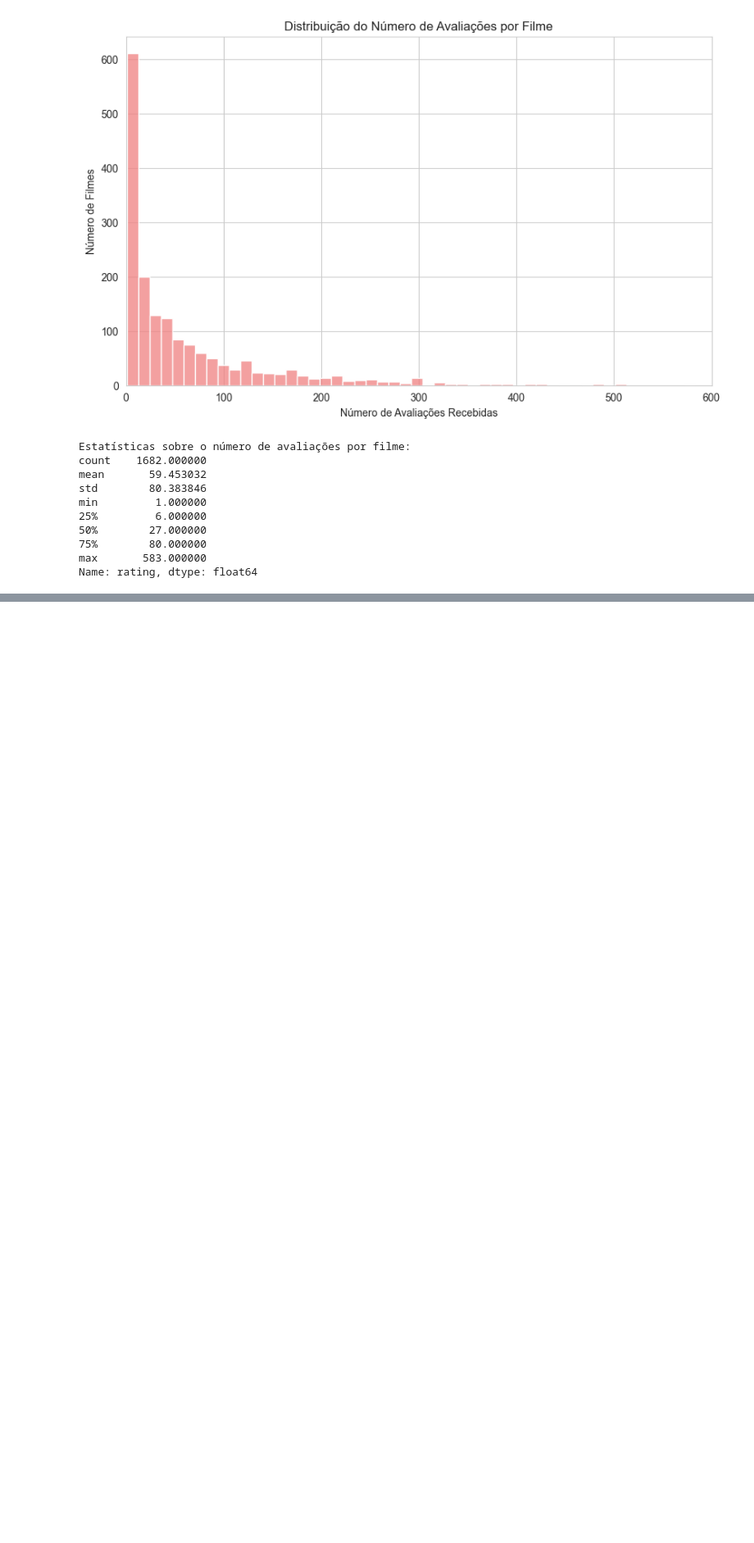
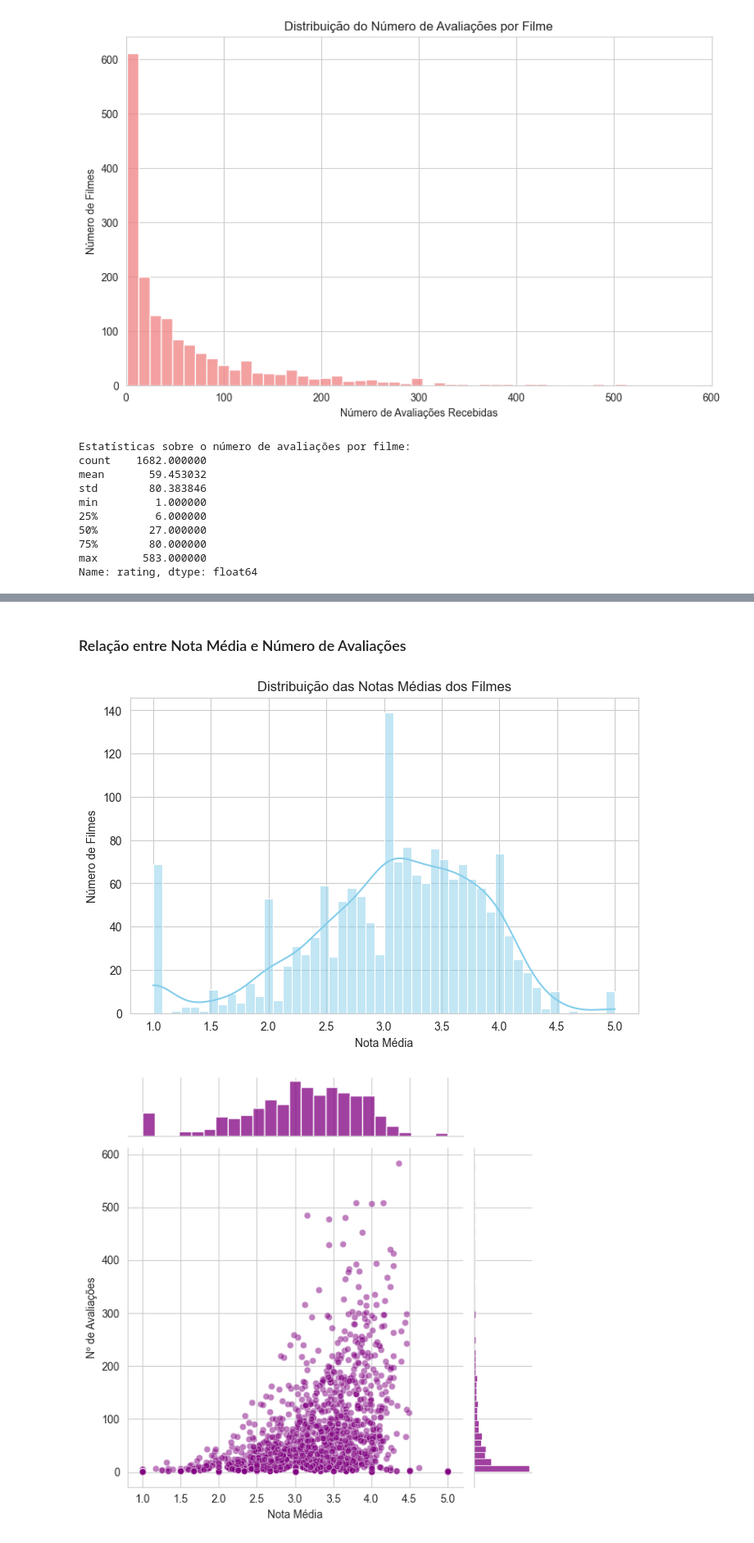
Before and after one commit to Renan-T/movie-recommendation-system, a Jupyter notebook: movie_lens_analysis.ipynb, the cells around one changed output, grey strips where cells are left out. Shown at 82% size. Cells and saved outputs as stored; diff of their text form; code cells hidden in the pictures; blank space fills up the shorter version.

```diff
--- a/movie_lens_analysis.ipynb
+++ b/movie_lens_analysis.ipynb
@@ -244,0 +279,17 @@ Name: rating, dtype: float64
+# %%
+# Agrupa por título do filme e calcula a média e a contagem das avaliações
+movie_stats = movie_data.groupby('title').agg(
+    rating_mean=('rating', 'mean'), # Calcula a média da coluna 'rating'
+    rating_count=('rating', 'count') # Calcula a contagem da coluna 'rating'
+).reset_index() # Transforma o resultado agrupado de volta em um DataFrame
+
+# Renomeia as colunas para clareza (opcional, mas bom)
+movie_stats.rename(columns={'rating_mean': 'Nota Média', 'rating_count': 'Nº de Avaliações'}, inplace=True)
+
+# Veja os filmes com mais avaliações
+print("\n--- Filmes com Mais Avaliações ---")
+print(movie_stats.sort_values('Nº de Avaliações', ascending=False).head(10))
+
+# Veja os filmes com maior nota média (cuidado com filmes com poucas avaliações!)
+print("\n--- Filmes com Maior Nota Média (Geral) ---")
+print(movie_stats.sort_values('Nota Média', ascending=False).head(10))
@@ -244,0 +314,25 @@ Name: rating, dtype: float64
+# %% [markdown]
+### Relação entre Nota Média e Número de Avaliações
+# %%
+# Histograma das Notas Médias
+plt.figure(figsize=(8, 5))
+sns.histplot(movie_stats['Nota Média'], bins=50, kde=True, color='skyblue')
+plt.title('Distribuição das Notas Médias dos Filmes')
+plt.xlabel('Nota Média')
+plt.ylabel('Número de Filmes')
+plt.show()
+
+# Gráfico de Dispersão: Nota Média vs Número de Avaliações
+# Usar jointplot do Seaborn é interessante pois mostra as distribuições marginais
+sns.jointplot(x='Nota Média', y='Nº de Avaliações', data=movie_stats, alpha=0.5, color='purple')
+# plt.suptitle('Nota Média vs. Número de Avaliações por Filme', y=1.02) # Título para jointplot
+plt.show()
+
+# Filtrando para ver filmes com um número mínimo de avaliações
+min_reviews = 50
+popular_well_rated = movie_stats[movie_stats['Nº de Avaliações'] >= min_reviews]
+print(f"\n--- Filmes com Maior Nota Média (com pelo menos {min_reviews} avaliações) ---")
+print(popular_well_rated.sort_values('Nota Média', ascending=False).head(10))
+# %% [output]
+[figure, added]
+[figure, added]
```
Also changed, not shown: parts of 12 cells of this notebook.
